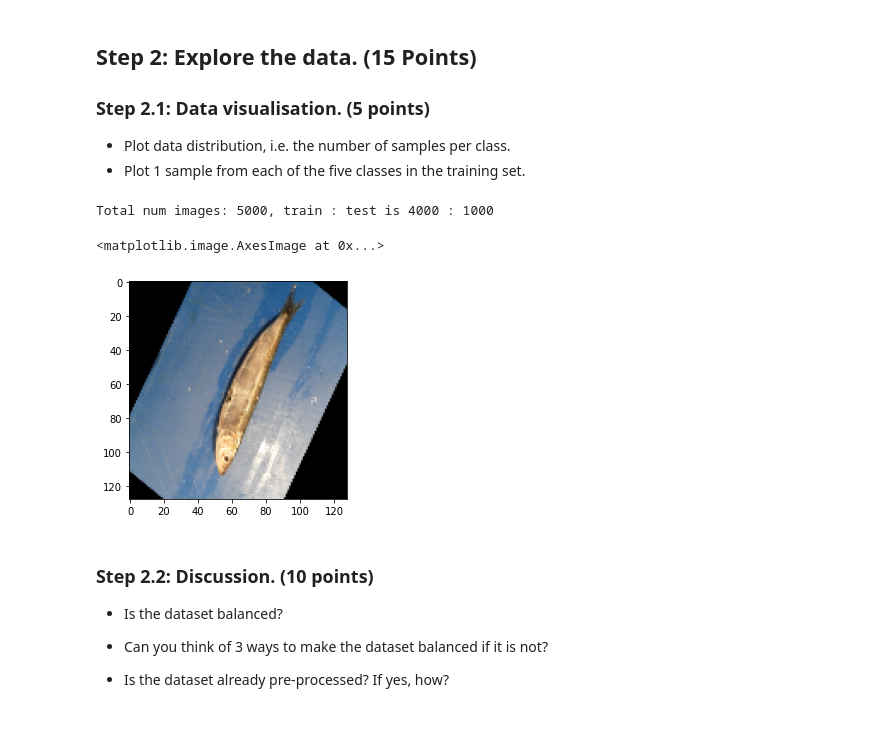
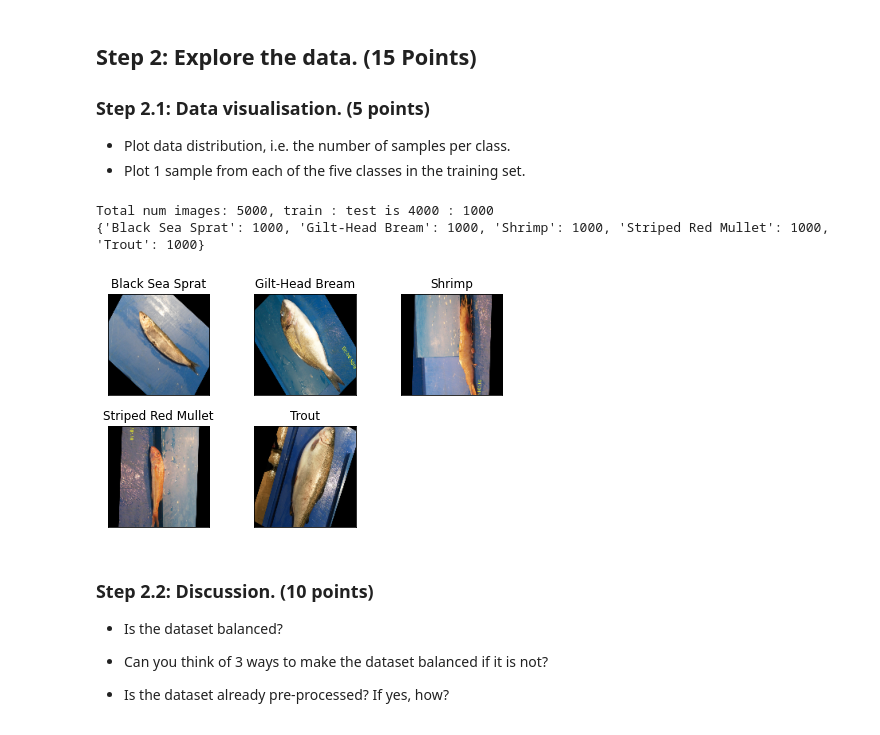
Before and after one commit to annnnnnnnnnie/Computer_Vision_2022, a Jupyter notebook: coursework_02/coursework_02.ipynb, the cells around one changed output. Drawn from its saved outputs; the diff is of its cells as text; code cells hidden in the pictures.

```diff
--- a/coursework_02/coursework_02.ipynb
+++ b/coursework_02/coursework_02.ipynb
@@ -70,9 +70,12 @@ Multiclass_labels_correspondences = {
     'Striped Red Mullet': 3,
     'Trout': 4
 }
-Multiclass_labels_correspondences_reverse = {
-    class_index: class_name for class_name, class_index in Multiclass_labels_correspondences.items()
-}
+
+
+def reverse_dict(d):
+    return {
+        v: k for k, v in d.items()
+    }
 
 
 # The 5 species will contain 5,000 images in total.
@@ -91,7 +94,9 @@ np.random.seed(42)
 idxs_train, idxs_test = split_train_test(LENDATA, 0.8)
 
 print(f"train set size: {len(idxs_train)}, test set size: {len(idxs_test)}")
-print(f"first few train: {idxs_train[:10]}, first few test: {idxs_test[:10]}")
+
+
+# print(f"first few train: {idxs_train[:10]}, first few test: {idxs_test[:10]}")
 
 
 class SelectiveImageFolder(datasets.ImageFolder):
@@ -114,6 +119,7 @@ class SelectiveImageFolder(datasets.ImageFolder):
 class FishDataset(Dataset):
     def __init__(self,
                  path_to_images,
+                 classes_to_consider,
                  idxs_train,
                  idxs_test,
                  transform_extra=None,
@@ -133,7 +139,8 @@ class FishDataset(Dataset):
         if transform_extra:
             all_transforms = transforms.Compose([all_transforms, transform_extra])
 
-        self.dataset = SelectiveImageFolder(path_to_images, Multiclass_labels_correspondences, transform=all_transforms)
+        self.classes_to_consider = classes_to_consider
+        self.dataset = SelectiveImageFolder(path_to_images, classes_to_consider, transform=all_transforms)
 
         train_size = len(idxs_train)
         test_size = len(idxs_test)
@@ -152,5 +159,8 @@ class FishDataset(Dataset):
         # Get an item using its index
         # Return the image and its label
         return self.dataset[idx]
+
+    def get_all_label_indices(self):
+        return self.dataset.targets
 # %% [output]
 train set size: 4000, test set size: 1000
@@ -165,17 +174,34 @@ first few train: [1501 2586 2653 1055  705  106  589 2468 2413 1600], first few
 # %%
 # Training set
 img_path = os.path.join("dataset", "FishDataset")
-dataset = FishDataset(img_path, idxs_train, idxs_test, None, img_size=128, train=True)
-plt.imshow(np.transpose(dataset[2][0].numpy(), (1, 2, 0)))
+dataset = FishDataset(img_path, Multiclass_labels_correspondences, idxs_train, idxs_test, None, img_size=128,
+                      train=True)
+
 # Plot the number of samples per class
-#### ADD YOUR CODE HERE ####
+idx_to_class_name = reverse_dict(dataset.classes_to_consider)
+freq_dict = {label: 0 for label in dataset.classes_to_consider.keys()}
+for label_idx in dataset.get_all_label_indices():
+    label = idx_to_class_name[label_idx]
+    freq_dict[label] += 1
+
+print(freq_dict)
 
 # Plot 1 sample from each of the five classes in the training set
 #### ADD YOUR CODE HERE ####
+images_and_labels = [(np.transpose(im, (1, 2, 0)), l_idx) for im, l_idx in [dataset[1 + i * 1000] for i in range(len(freq_dict))]]
+
+for i, (im, label_idx) in enumerate(images_and_labels):
+    plt.subplot(2, 3, i + 1)
+    plt.tight_layout()
+    plt.imshow(im)
+    plt.title(f"{reverse_dict(dataset.classes_to_consider)[label_idx]}")
+    plt.xticks([])
+    plt.yticks([])
+plt.show()
 # %% [output]
 Total num images: 5000, train : test is 4000 : 1000
+{'Black Sea Sprat': 1000, 'Gilt-Head Bream': 1000, 'Shrimp': 1000, 'Striped Red Mullet': 1000, 'Trout': 1000}
-<matplotlib.image.AxesImage at 0x...>
-[figure, old version]
+[figure, new version]
 # %% [markdown]
 ### Step 2.2: Discussion. (10 points)
 
```
Also changed, not shown: parts of 2 cells of this notebook.
